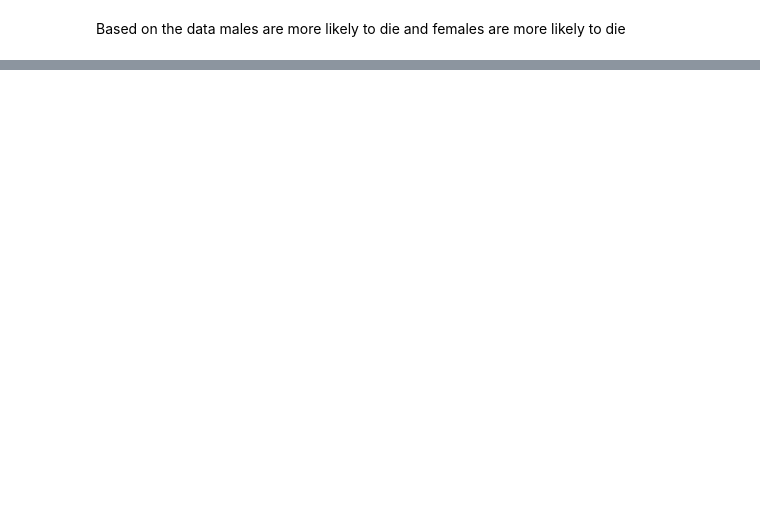
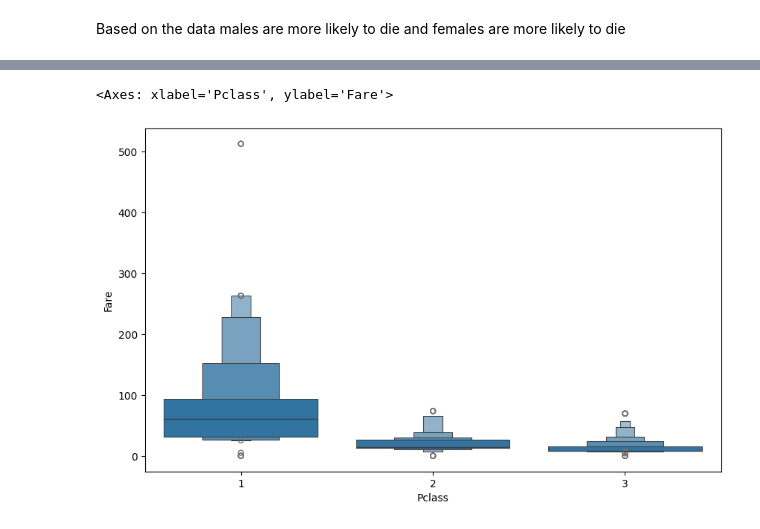
Before and after one commit to bethanysantos/Kaggle--Titanic-Challenge, a Jupyter notebook: titanic data analysis.ipynb, the cells around one changed output, grey strips where cells are left out. Saved outputs shown, nothing was run; the diff lists cells and outputs as text; code cells hidden in the pictures; blank space fills up the shorter version.

```diff
--- a/titanic data analysis.ipynb
+++ b/titanic data analysis.ipynb
@@ -135,0 +276,6 @@ plt.show()
+# %%
+plt.figure(figsize=(10,6))
+sns.boxenplot(data=train_clean, x='Pclass', y='Fare')
+# %% [output]
+<Axes: xlabel='Pclass', ylabel='Fare'>
+[figure, added]
```
Also changed, not shown: parts of 10 cells of this notebook.
